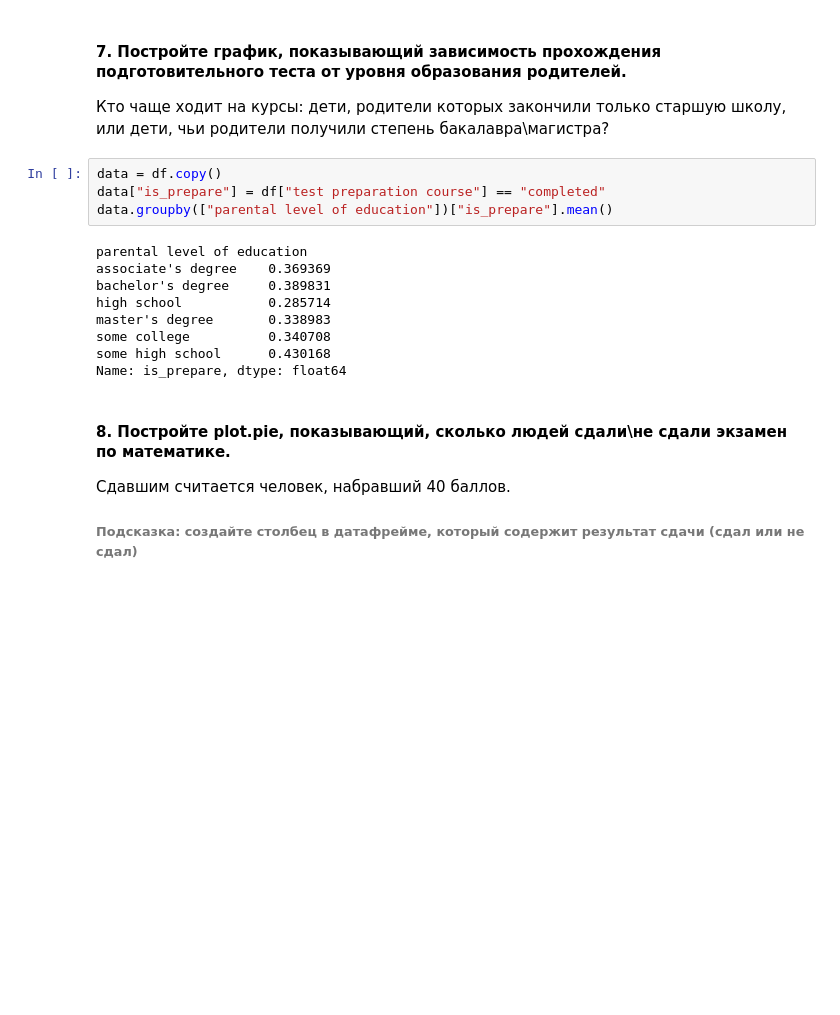
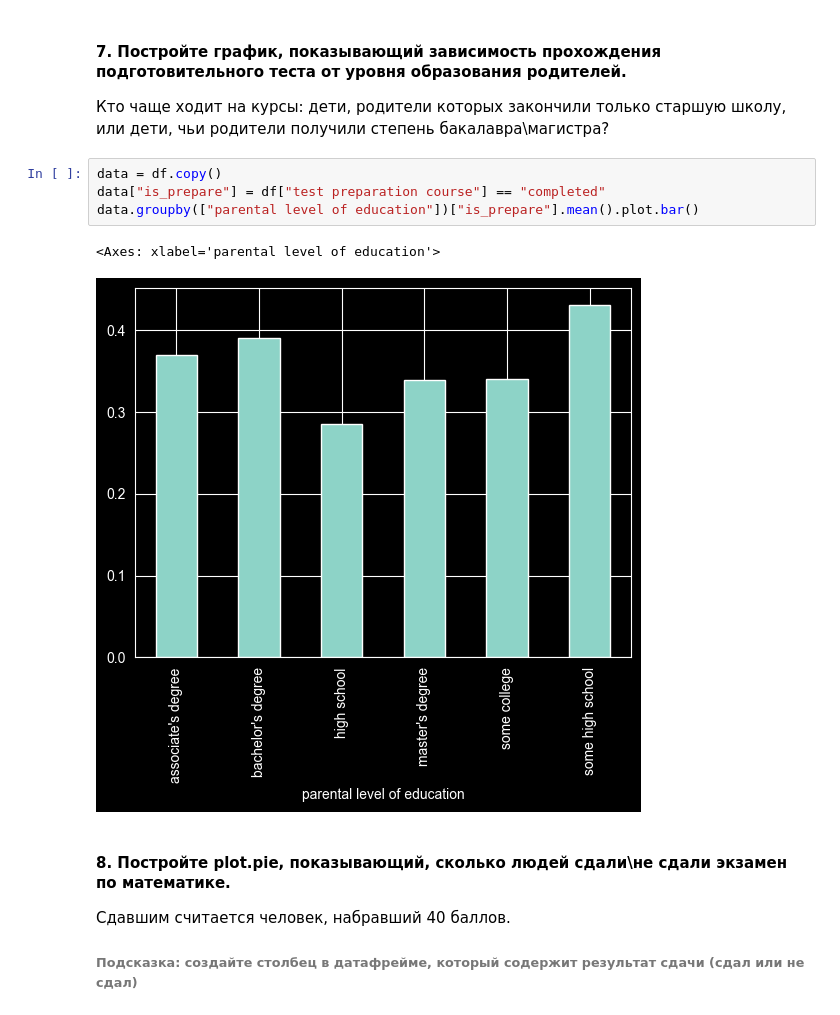
Before and after one commit to Calrission/MIIGAIK-Computer-Math, a Jupyter notebook: 5. Библиотека Pandas. Визуальный анализ данных/Практическая_работа_№5_Библиотека_Pandas.ipynb, the cells around one changed output. Drawn from its saved outputs; the diff is of its cells as text; blank space fills up the shorter version.

```diff
--- a/5. Библиотека Pandas. Визуальный анализ данных/Практическая_работа_№5_Библиотека_Pandas.ipynb
+++ b/5. Библиотека Pandas. Визуальный анализ данных/Практическая_работа_№5_Библиотека_Pandas.ipynb
@@ -715,16 +715,10 @@ plt.show()
 # %%
 data = df.copy()
 data["is_prepare"] = df["test preparation course"] == "completed"
-data.groupby(["parental level of education"])["is_prepare"].mean()
+data.groupby(["parental level of education"])["is_prepare"].mean().plot.bar()
 # %% [output]
-parental level of education
-associate's degree    0.369369
-bachelor's degree     0.389831
-high school           0.285714
-master's degree       0.338983
-some college          0.340708
-some high school      0.430168
-Name: is_prepare, dtype: float64
+<Axes: xlabel='parental level of education'>
+[figure, added]
 # %% [markdown]
 #### 8. Постройте plot.pie, показывающий, сколько людей сдали\не сдали экзамен по математике.
 
```
